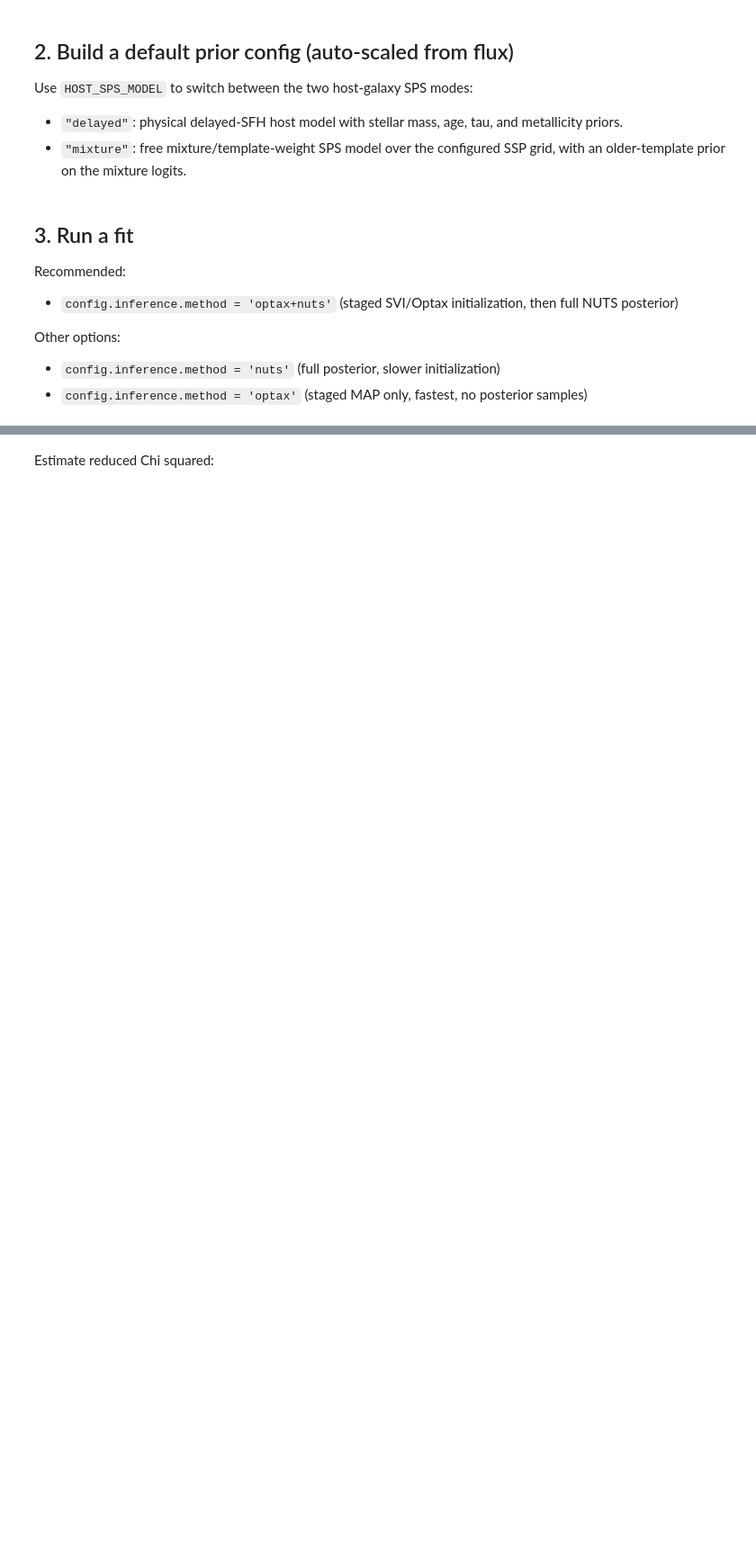
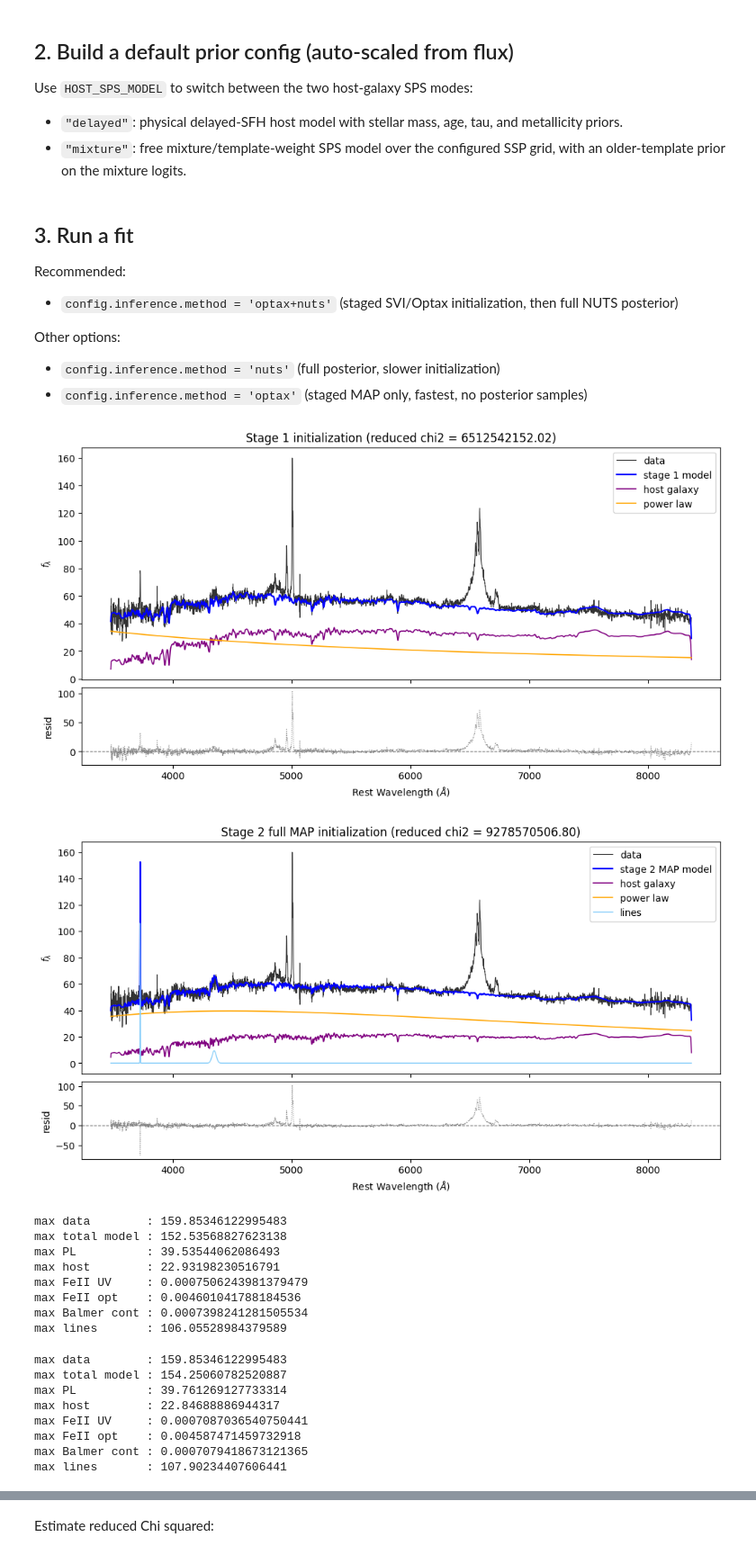
Before and after one commit to burke86/jaxqsofit, a Jupyter notebook: notebooks/01_jaxqsofit_tutorial.ipynb, the cells around one changed output, grey strips where cells are left out. Shown at 90% size. Cells and saved outputs as stored; diff of their text form; code cells hidden in the pictures; blank space fills up the shorter version.

Commit message:
Improve jaxqsofit line priors and initialization

```diff
--- a/notebooks/01_jaxqsofit_tutorial.ipynb
+++ b/notebooks/01_jaxqsofit_tutorial.ipynb
@@ -57,6 +57,7 @@ tb = sp[1].data
 lam = np.asarray(10 ** tb['loglam'], dtype=float)
 flux = np.asarray(tb['flux'], dtype=float)
 ivar = np.asarray(tb['ivar'], dtype=float)
+wdisp = np.asarray(tb['wdisp'], dtype=float) if 'wdisp' in tb.names else None
 
 err = np.full_like(flux, 1e-6)
 m = np.isfinite(ivar) & (ivar > 0)
@@ -68,6 +69,13 @@ dec = float(coord.dec.deg)
 
 print(f'Nspec pixels: {lam.size}')
 print(f'z = {z:.5f}')
+if wdisp is not None and np.any(np.isfinite(wdisp) & (wdisp > 0)):
+    dloglam = float(np.nanmedian(np.diff(np.log10(lam))))
+    fwhm_pixels = 2.355 * wdisp[np.isfinite(wdisp) & (wdisp > 0)]
+    sdss_resolving_power = float(np.nanmedian(1.0 / (np.log(10.0) * dloglam * fwhm_pixels)))
+else:
+    sdss_resolving_power = 2000.0
+print(f'SDSS resolving power estimate R = {sdss_resolving_power:.0f}')
 
 plate = int(sp[0].header.get('plateid', 0))
 mjd = int(sp[0].header.get('mjd', 0))
@@ -84,7 +93,7 @@ Use `HOST_SPS_MODEL` to switch between the two host-galaxy SPS modes:
 - `"delayed"`: physical delayed-SFH host model with stellar mass, age, tau, and metallicity priors.
 - `"mixture"`: free mixture/template-weight SPS model over the configured SSP grid, with an older-template prior on the mixture logits.
 # %%
-HOST_SPS_MODEL = "mixture"  # "delayed" or "mixture"
+HOST_SPS_MODEL = "delayed"  # "delayed" or "mixture"
 
 prior_config = PriorConfig.from_spectrum(
     flux=flux,
@@ -154,32 +163,59 @@ cfg = FitConfig(
         dec=dec,
         apply_mw_deredden=True,
     ),
-    spectroscopy=SpectroscopyData(wave_obs=lam, fluxes=flux, errors=err),
+    spectroscopy=SpectroscopyData(
+        wave_obs=lam,
+        fluxes=flux,
+        errors=err,
+        wavelength_dispersion=wdisp,
+        resolving_power=sdss_resolving_power,
+    ),
     continuum=ContinuumConfig(
         fit_power_law=True,
         fit_feii=True,
         fit_balmer_continuum=True,
         fit_polynomial_tilt=True,
     ),
     host=HostConfig(
         enabled=True,
         sfh_model=host_sfh_model,
         dsps_ssp_fn='../tempdata.h5',
         age_grid_gyr=host_age_grid_gyr,
         logzsol_grid=host_logzsol_grid,
     ),
     lines=LineConfig(enabled=True),
     inference=InferenceConfig(
         method='optax+nuts',
         map_steps=2000,
         learning_rate=1e-2,
         num_warmup=50,
         num_samples=100,
         num_chains=1,
     ),
     output=OutputConfig(output_path='.', save_result=False, plot_fig=True, save_fig=False),
     prior_config=prior_config,
 )
 
+cfg.output.plot_init = True
+
 q = JAXQSOFit(cfg)
 result = q.fit()
+# %% [output]
+[figure, added]
+[figure, added]
+max data        : 159.85346122995483
+max total model : 152.53568827623138
+max PL          : 39.53544062086493
+max host        : 22.93198230516791
+max FeII UV     : 0.0007506243981379479
+max FeII opt    : 0.004601041788184536
+max Balmer cont : 0.0007398241281505534
+max lines       : 106.05528984379589
+max data        : 159.85346122995483
+max total model : 154.25060782520887
+max PL          : 39.761269127733314
+max host        : 22.84688886944317
+max FeII UV     : 0.0007087036540750441
+max FeII opt    : 0.004587471459732918
+max Balmer cont : 0.0007079418673121365
+max lines       : 107.90234407606441
```
Also changed, not shown: parts of 11 cells of this notebook, 9 other files.
